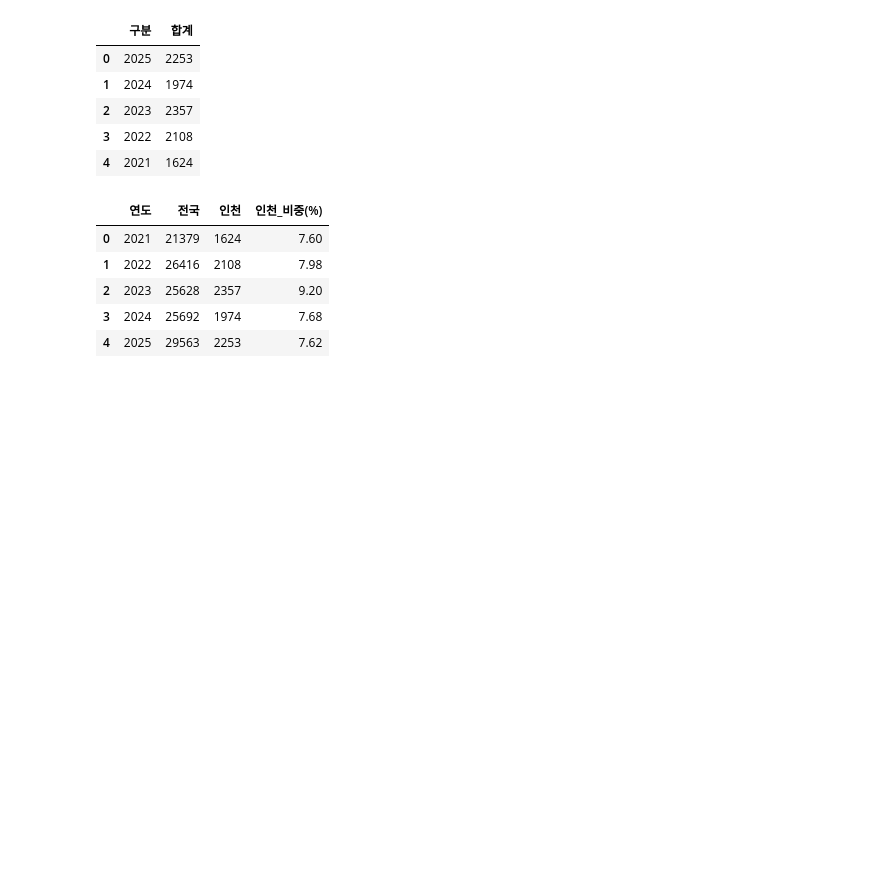
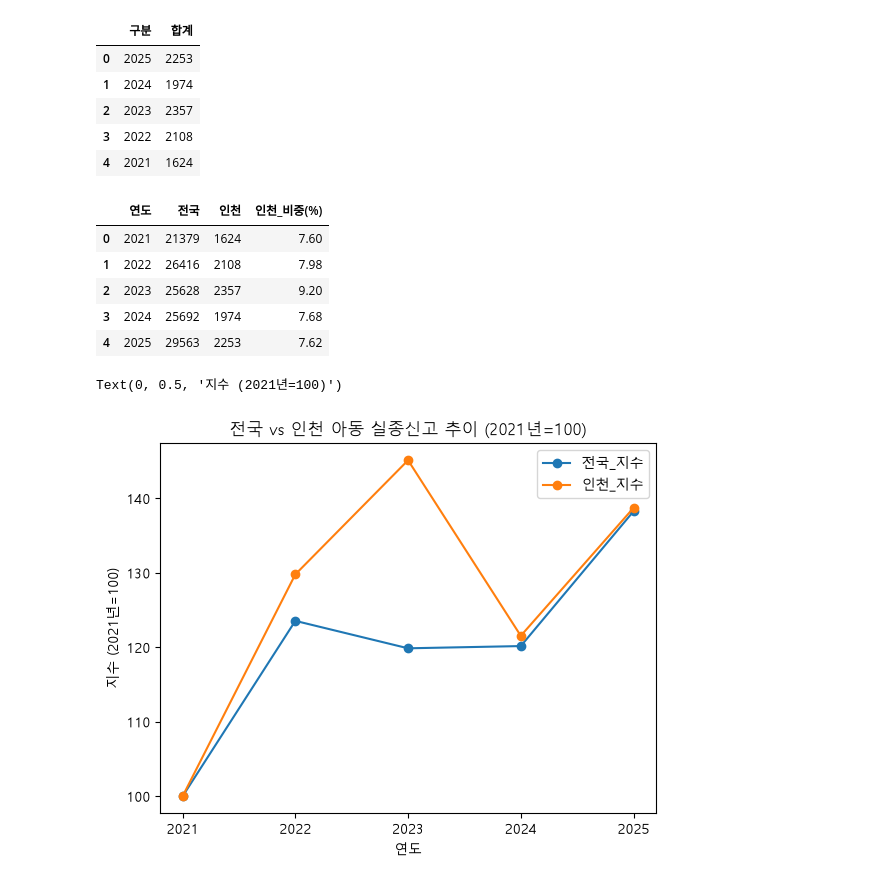
Before and after one commit to Ka-YJS/Analysis-project, a Jupyter notebook: 02_national-vs-incheon-missing-children/analysis.ipynb, the cells around one changed output. Saved outputs shown, nothing was run; the diff lists cells and outputs as text; code cells hidden in the pictures; blank space fills up the shorter version.

```diff
--- a/02_national-vs-incheon-missing-children/analysis.ipynb
+++ b/02_national-vs-incheon-missing-children/analysis.ipynb
@@ -69,3 +69,19 @@ df_merged
 | 2 | 2023 | 25628 | 2357 | 9.20 |
 | 3 | 2024 | 25692 | 1974 | 7.68 |
 | 4 | 2025 | 29563 | 2253 | 7.62 |
+# %%
+import matplotlib.pyplot as plt
+plt.rcParams['font.family'] = 'Malgun Gothic'
+plt.rcParams['axes.unicode_minus'] = False
+# %%
+df_index = df_merged.copy()
+df_index["전국_지수"] = df_index["전국"] / df_index["전국"].iloc[0] * 100
+df_index["인천_지수"] = df_index["인천"] / df_index["인천"].iloc[0] * 100
+
+df_index.plot(x="연도", y=["전국_지수", "인천_지수"], marker="o",
+              title="전국 vs 인천 아동 실종신고 추이 (2021년=100)")
+plt.xticks(df_index["연도"])
+plt.ylabel("지수 (2021년=100)")
+# %% [output]
+Text(0, 0.5, '지수 (2021년=100)')
+[figure, added]
```
Also changed, not shown: parts of 2 cells of this notebook.
